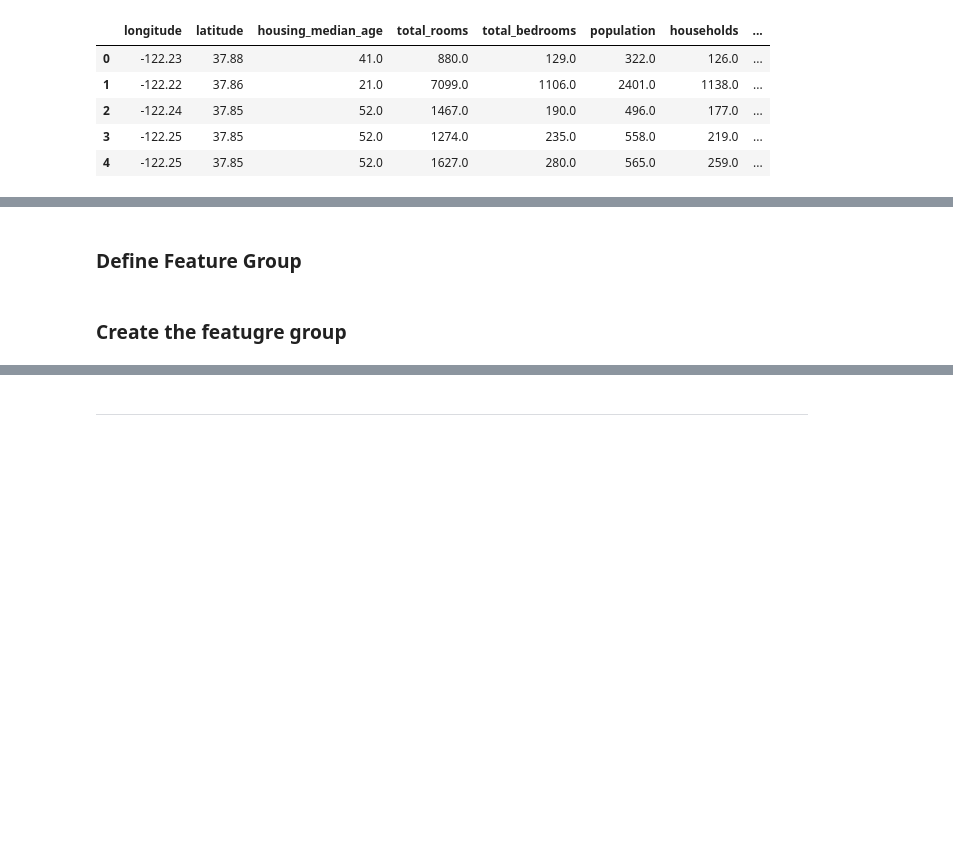
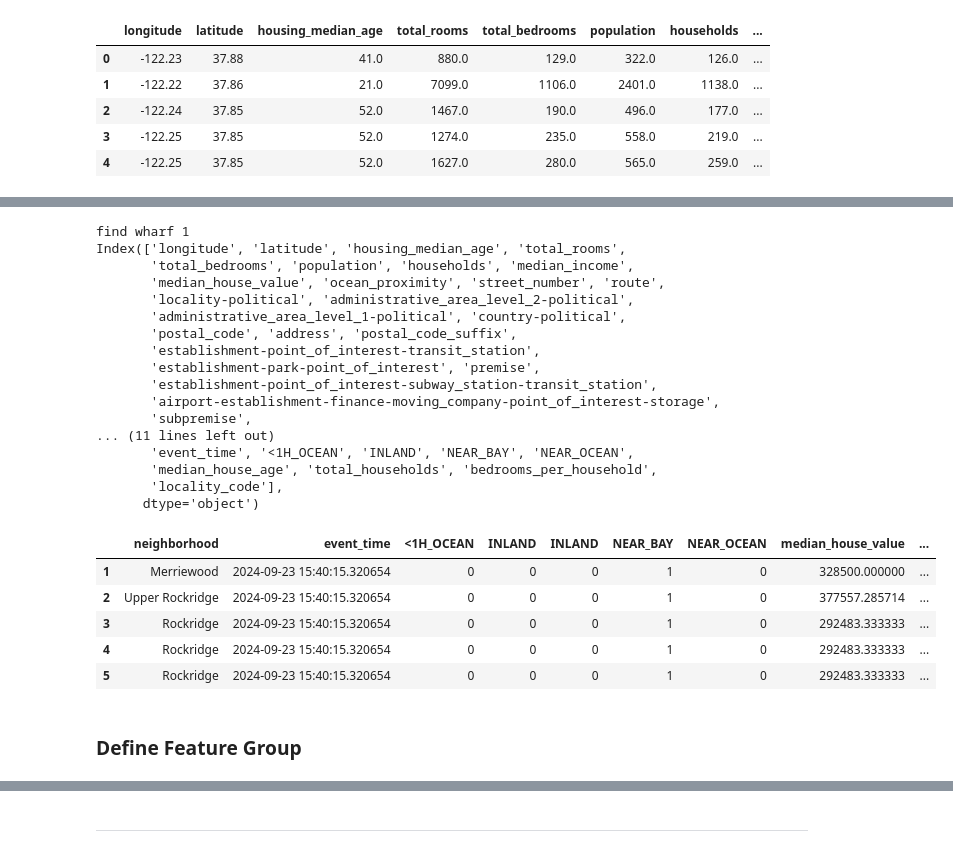
Before and after one commit to samancha/aws-mlops, a Jupyter notebook: feature_store/SteveAmancha_Assignment3.1.ipynb, the cells around one changed output, grey strips where cells are left out. Drawn from its saved outputs; the diff is of its cells as text; code cells hidden in the pictures; blank space fills up the shorter version.

```diff
--- a/feature_store/SteveAmancha_Assignment3.1.ipynb
+++ b/feature_store/SteveAmancha_Assignment3.1.ipynb
@@ -46,10 +35,10 @@ print(default_s3_bucket_name)
 # locally
 
 gmaps_houses_df = pd.read_csv('/Users/Steve/dev/aiMasters/aai-540-homework/homework-3-1/housing_gmaps_data_raw.csv')
-houses_df = pd.read_csv('/Users/Steve/dev/aiMasters/aai-540-homework/homework-3-1/housing.csv')
+housing_df = pd.read_csv('/Users/Steve/dev/aiMasters/aai-540-homework/homework-3-1/housing.csv')
 
 display(gmaps_houses_df.head())
-display(houses_df.head())
+display(housing_df.head())
 # %% [output]
 |  | street_number | route | locality-political | administrative_area_level_2-polit... | administrative_area_level_1-polit... | ... |
 | 0 | 3130 | Grizzly Peak Boulevard | Berkeley | Alameda County | California | ... |
@@ -67,3 +65,67 @@ display(houses_df.head())
+# %%
+df = pd.merge(housing_df, gmaps_houses_df, on=['longitude', 'latitude'], how='inner')
+
+df['neighborhood'] = df['neighborhood-political']
+print("find wharf" , list(df['neighborhood'].unique()).count("Fisherman's Wharf"))
+df = df.dropna(subset=['neighborhood'])
+df = df.drop(columns=['neighborhood-political'])
+df['event_time'] = datetime.datetime.now()
+df['ocean_proximity'] = df['ocean_proximity'].str.replace(' ', '_')
+
+
+ocean_proximity_dummies = pd.get_dummies(df['ocean_proximity'], dtype=int)
+df = pd.concat([df, ocean_proximity_dummies], axis=1)
+
+df['median_house_value'] = df.groupby('neighborhood')['median_house_value'].transform('mean')
+df['median_house_value'] = df['median_house_value'].clip(upper=500000)
+
+# Average 'median_house_age', into 10-year bins
+df['median_house_age'] = df.groupby('neighborhood')['housing_median_age'].transform('mean')
+df['median_house_age'] = pd.cut(df['median_house_age'], bins=np.arange(0, 101, 10), right=False, labels=[f"{i}-{i+9}" for i in range(0, 100, 10)])
+
+# Total households (average per neighborhood, rounded up)
+df['total_households'] = df.groupby('neighborhood')['households'].transform('mean').apply(np.ceil).astype(int)
+# Bedrooms per household (average and impute missing values)
+df['total_bedrooms'] = df.groupby('neighborhood')['total_bedrooms'].transform(
+    lambda x: x.fillna(x.mean()) if x.mean() > 0 else x.fillna(0)
+)
+
+df['bedrooms_per_household'] = df['total_bedrooms'] / df['households']
+
+# Replacing locaility code with postal code - unsure from directions
+df['locality_code'] = df['postal_code']
+
+# Selecting the final columns
+final_cols = ['neighborhood', 'event_time', '<1H_OCEAN', 'INLAND', 'INLAND', 'NEAR_BAY', 'NEAR_OCEAN',
+               'median_house_value', 'median_house_age', 'total_households', 'bedrooms_per_household', 'locality_code']
+
+# Generate the final dataframe
+final_df = df[final_cols]
+display(final_df.head())
+# %% [output]
+find wharf 1
+Index(['longitude', 'latitude', 'housing_median_age', 'total_rooms',
+       'total_bedrooms', 'population', 'households', 'median_income',
+       'median_house_value', 'ocean_proximity', 'street_number', 'route',
+       'locality-political', 'administrative_area_level_2-political',
+       'administrative_area_level_1-political', 'country-political',
+       'postal_code', 'address', 'postal_code_suffix',
+       'establishment-point_of_interest-transit_station',
+       'establishment-park-point_of_interest', 'premise',
+       'establishment-point_of_interest-subway_station-transit_station',
+       'airport-establishment-finance-moving_company-point_of_interest-storage',
+       'subpremise',
+... (11 lines left out)
+       'event_time', '<1H_OCEAN', 'INLAND', 'NEAR_BAY', 'NEAR_OCEAN',
+       'median_house_age', 'total_households', 'bedrooms_per_household',
+       'locality_code'],
+      dtype='object')
+|  | neighborhood | event_time | <1H_OCEAN | INLAND | INLAND | NEAR_BAY | NEAR_OCEAN | median_house_value | ... |
+| 1 | Merriewood | 2024-09-23 15:40:15.320654 | 0 | 0 | 0 | 1 | 0 | 328500.000000 | ... |
+| 2 | Upper Rockridge | 2024-09-23 15:40:15.320654 | 0 | 0 | 0 | 1 | 0 | 377557.285714 | ... |
+| 3 | Rockridge | 2024-09-23 15:40:15.320654 | 0 | 0 | 0 | 1 | 0 | 292483.333333 | ... |
+| 4 | Rockridge | 2024-09-23 15:40:15.320654 | 0 | 0 | 0 | 1 | 0 | 292483.333333 | ... |
+| 5 | Rockridge | 2024-09-23 15:40:15.320654 | 0 | 0 | 0 | 1 | 0 | 292483.333333 | ... |
 # %% [markdown]
 ### Define Feature Group
 # %%
@@ -108,2 +147,0 @@ housing_feature_group.load_feature_definitions(data_frame=houses_df)
-# %% [markdown]
-### Create the featugre group
```
Also changed, not shown: parts of 13 cells of this notebook, 1 other file.
